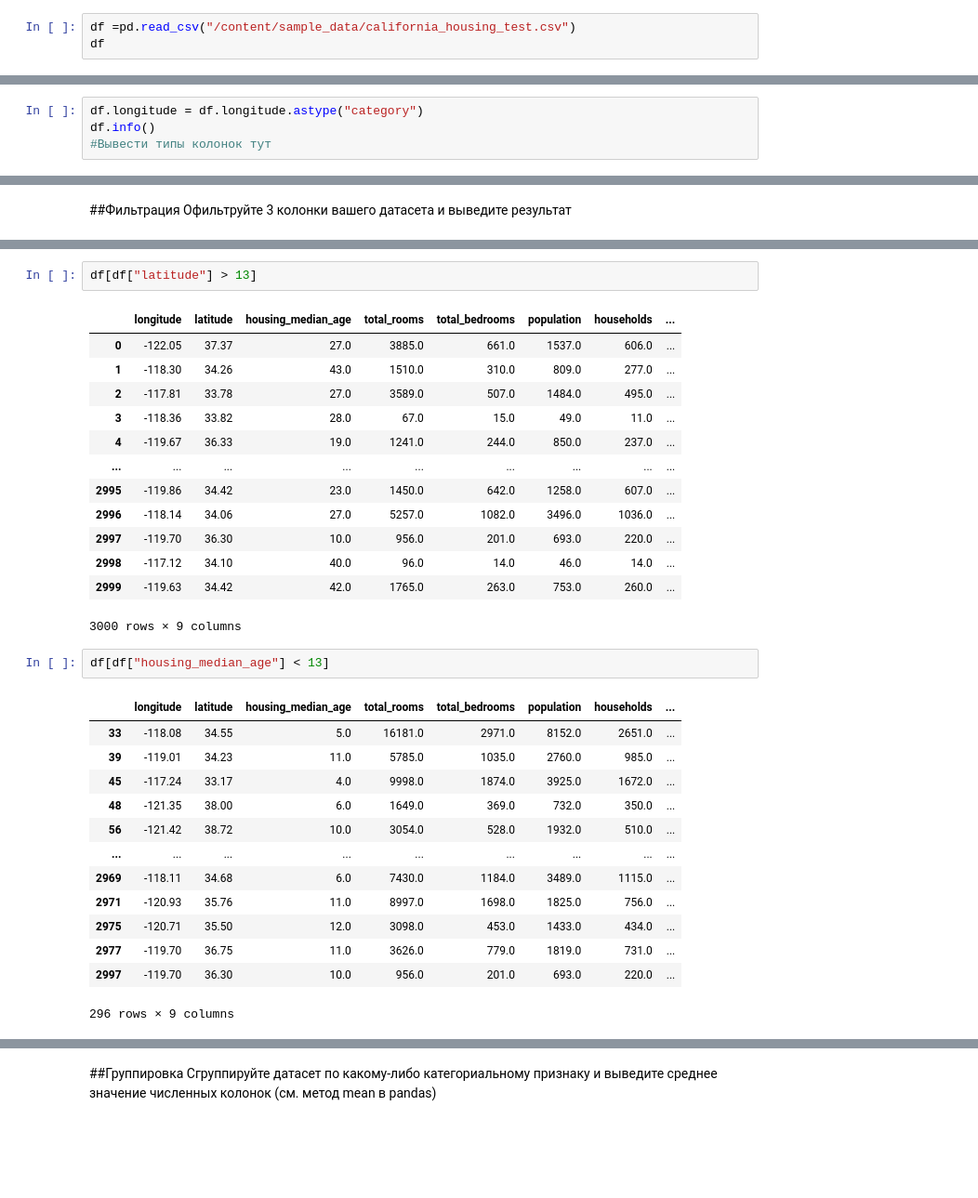
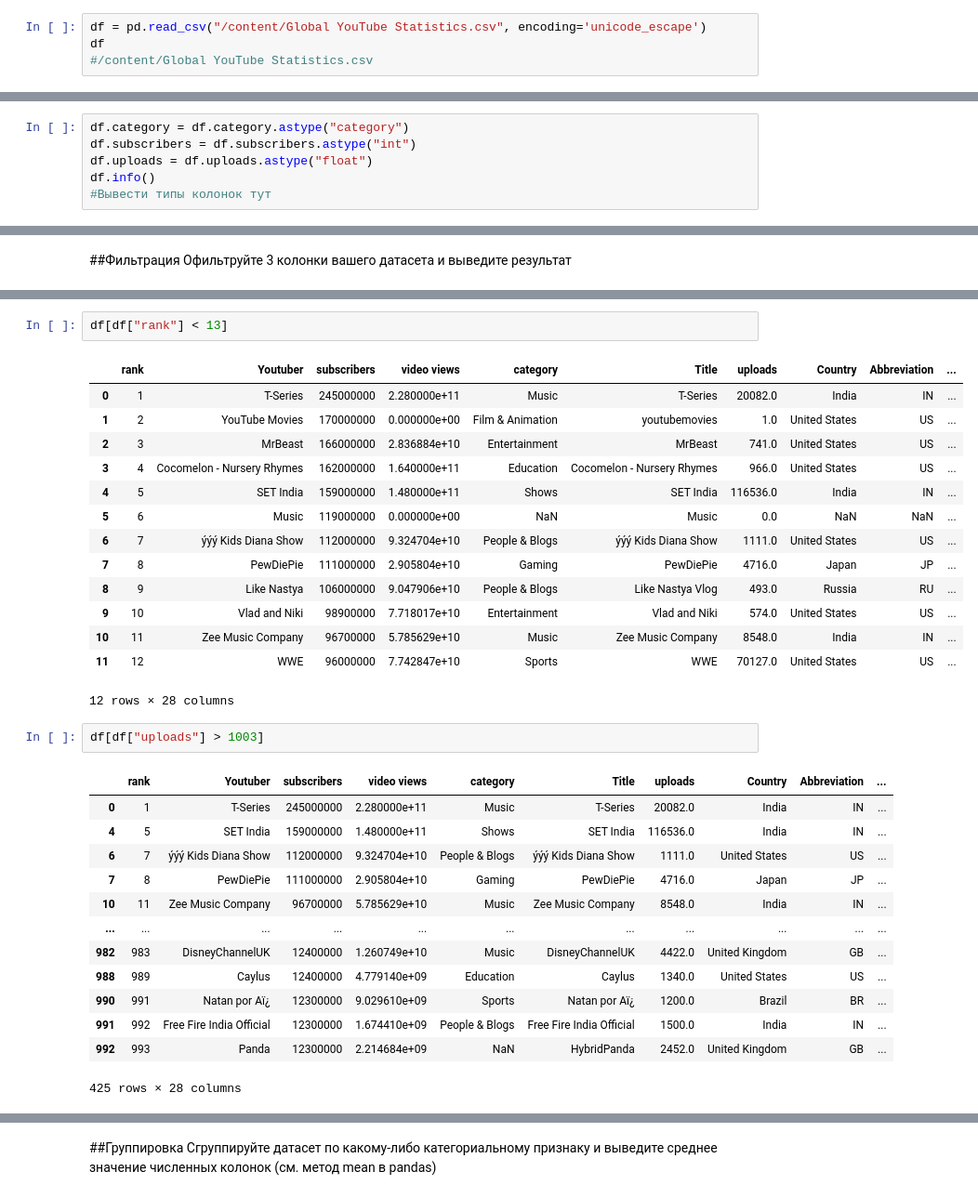
Before and after one commit to Natalys2003/Machine-learn, a Jupyter notebook: Копия_блокнота_"Задание_1_ipynb".ipynb, the cells around one changed output, grey strips where cells are left out. Shown at 93% size. Cells and saved outputs as stored; diff of their text form; blank space fills up the shorter version.

```diff
--- a/Копия_блокнота_"Задание_1_ipynb".ipynb
+++ b/Копия_блокнота_"Задание_1_ipynb".ipynb
@@ -12,6 +12,7 @@
 # %%
 import pandas as pd
 # %%
-df =pd.read_csv("/content/sample_data/california_housing_test.csv")
+df = pd.read_csv("/content/Global YouTube Statistics.csv", encoding='unicode_escape')
 df
+#/content/Global YouTube Statistics.csv
 # %% [output]
@@ -76,7 +100,9 @@ max:	-114.490000,	41.92000,	52.000000,	30450.000000,	5419.000000,	11935.000000,
 ##Типизация
 Присвойте соответствующим колонкам один из типов (category, float, int)
 # %%
-df.longitude = df.longitude.astype("category")
+df.category = df.category.astype("category")
+df.subscribers = df.subscribers.astype("int")
+df.uploads = df.uploads.astype("float")
 df.info()
 #Вывести типы колонок тут
 # %% [output]
@@ -104,32 +147,33 @@ memory usage: 214.4 KB
 # %%
-df[df["latitude"] > 13]
+df[df["rank"] < 13]
 # %% [output]
-|  | longitude | latitude | housing_median_age | total_rooms | total_bedrooms | population | households | ... |
-| 0 | -122.05 | 37.37 | 27.0 | 3885.0 | 661.0 | 1537.0 | 606.0 | ... |
-| 1 | -118.30 | 34.26 | 43.0 | 1510.0 | 310.0 | 809.0 | 277.0 | ... |
-| 2 | -117.81 | 33.78 | 27.0 | 3589.0 | 507.0 | 1484.0 | 495.0 | ... |
-| 3 | -118.36 | 33.82 | 28.0 | 67.0 | 15.0 | 49.0 | 11.0 | ... |
-| 4 | -119.67 | 36.33 | 19.0 | 1241.0 | 244.0 | 850.0 | 237.0 | ... |
-| ... | ... | ... | ... | ... | ... | ... | ... | ... |
-| 2995 | -119.86 | 34.42 | 23.0 | 1450.0 | 642.0 | 1258.0 | 607.0 | ... |
-| 2996 | -118.14 | 34.06 | 27.0 | 5257.0 | 1082.0 | 3496.0 | 1036.0 | ... |
-| 2997 | -119.70 | 36.30 | 10.0 | 956.0 | 201.0 | 693.0 | 220.0 | ... |
-| 2998 | -117.12 | 34.10 | 40.0 | 96.0 | 14.0 | 46.0 | 14.0 | ... |
-| 2999 | -119.63 | 34.42 | 42.0 | 1765.0 | 263.0 | 753.0 | 260.0 | ... |
+|  | rank | Youtuber | subscribers | video views | category | Title | uploads | Country | Abbreviation | ... |
+| 0 | 1 | T-Series | 245000000 | 2.280000e+11 | Music | T-Series | 20082.0 | India | IN | ... |
+| 1 | 2 | YouTube Movies | 170000000 | 0.000000e+00 | Film & Animation | youtubemovies | 1.0 | United States | US | ... |
+| 2 | 3 | MrBeast | 166000000 | 2.836884e+10 | Entertainment | MrBeast | 741.0 | United States | US | ... |
+| 3 | 4 | Cocomelon - Nursery Rhymes | 162000000 | 1.640000e+11 | Education | Cocomelon - Nursery Rhymes | 966.0 | United States | US | ... |
+| 4 | 5 | SET India | 159000000 | 1.480000e+11 | Shows | SET India | 116536.0 | India | IN | ... |
+| 5 | 6 | Music | 119000000 | 0.000000e+00 | NaN | Music | 0.0 | NaN | NaN | ... |
+| 6 | 7 | ýýý Kids Diana Show | 112000000 | 9.324704e+10 | People & Blogs | ýýý Kids Diana Show | 1111.0 | United States | US | ... |
+| 7 | 8 | PewDiePie | 111000000 | 2.905804e+10 | Gaming | PewDiePie | 4716.0 | Japan | JP | ... |
+| 8 | 9 | Like Nastya | 106000000 | 9.047906e+10 | People & Blogs | Like Nastya Vlog | 493.0 | Russia | RU | ... |
+| 9 | 10 | Vlad and Niki | 98900000 | 7.718017e+10 | Entertainment | Vlad and Niki | 574.0 | United States | US | ... |
+| 10 | 11 | Zee Music Company | 96700000 | 5.785629e+10 | Music | Zee Music Company | 8548.0 | India | IN | ... |
+| 11 | 12 | WWE | 96000000 | 7.742847e+10 | Sports | WWE | 70127.0 | United States | US | ... |
-3000 rows × 9 columns
+12 rows × 28 columns
 # %%
-df[df["housing_median_age"] < 13]
+df[df["uploads"] > 1003]
 # %% [output]
-|  | longitude | latitude | housing_median_age | total_rooms | total_bedrooms | population | households | ... |
-| 33 | -118.08 | 34.55 | 5.0 | 16181.0 | 2971.0 | 8152.0 | 2651.0 | ... |
-| 39 | -119.01 | 34.23 | 11.0 | 5785.0 | 1035.0 | 2760.0 | 985.0 | ... |
-| 45 | -117.24 | 33.17 | 4.0 | 9998.0 | 1874.0 | 3925.0 | 1672.0 | ... |
-| 48 | -121.35 | 38.00 | 6.0 | 1649.0 | 369.0 | 732.0 | 350.0 | ... |
-| 56 | -121.42 | 38.72 | 10.0 | 3054.0 | 528.0 | 1932.0 | 510.0 | ... |
-| ... | ... | ... | ... | ... | ... | ... | ... | ... |
-| 2969 | -118.11 | 34.68 | 6.0 | 7430.0 | 1184.0 | 3489.0 | 1115.0 | ... |
-| 2971 | -120.93 | 35.76 | 11.0 | 8997.0 | 1698.0 | 1825.0 | 756.0 | ... |
-| 2975 | -120.71 | 35.50 | 12.0 | 3098.0 | 453.0 | 1433.0 | 434.0 | ... |
-| 2977 | -119.70 | 36.75 | 11.0 | 3626.0 | 779.0 | 1819.0 | 731.0 | ... |
-| 2997 | -119.70 | 36.30 | 10.0 | 956.0 | 201.0 | 693.0 | 220.0 | ... |
+|  | rank | Youtuber | subscribers | video views | category | Title | uploads | Country | Abbreviation | ... |
+| 0 | 1 | T-Series | 245000000 | 2.280000e+11 | Music | T-Series | 20082.0 | India | IN | ... |
+| 4 | 5 | SET India | 159000000 | 1.480000e+11 | Shows | SET India | 116536.0 | India | IN | ... |
+| 6 | 7 | ýýý Kids Diana Show | 112000000 | 9.324704e+10 | People & Blogs | ýýý Kids Diana Show | 1111.0 | United States | US | ... |
+| 7 | 8 | PewDiePie | 111000000 | 2.905804e+10 | Gaming | PewDiePie | 4716.0 | Japan | JP | ... |
+| 10 | 11 | Zee Music Company | 96700000 | 5.785629e+10 | Music | Zee Music Company | 8548.0 | India | IN | ... |
+| ... | ... | ... | ... | ... | ... | ... | ... | ... | ... | ... |
+| 982 | 983 | DisneyChannelUK | 12400000 | 1.260749e+10 | Music | DisneyChannelUK | 4422.0 | United Kingdom | GB | ... |
+| 988 | 989 | Caylus | 12400000 | 4.779140e+09 | Education | Caylus | 1340.0 | United States | US | ... |
+| 990 | 991 | Natan por Aï¿ | 12300000 | 9.029610e+09 | Sports | Natan por Aï¿ | 1200.0 | Brazil | BR | ... |
+| 991 | 992 | Free Fire India Official | 12300000 | 1.674410e+09 | People & Blogs | Free Fire India Official | 1500.0 | India | IN | ... |
+| 992 | 993 | Panda | 12300000 | 2.214684e+09 | NaN | HybridPanda | 2452.0 | United Kingdom | GB | ... |
-296 rows × 9 columns
+425 rows × 28 columns
```
Also changed, not shown: parts of 12 cells of this notebook.
